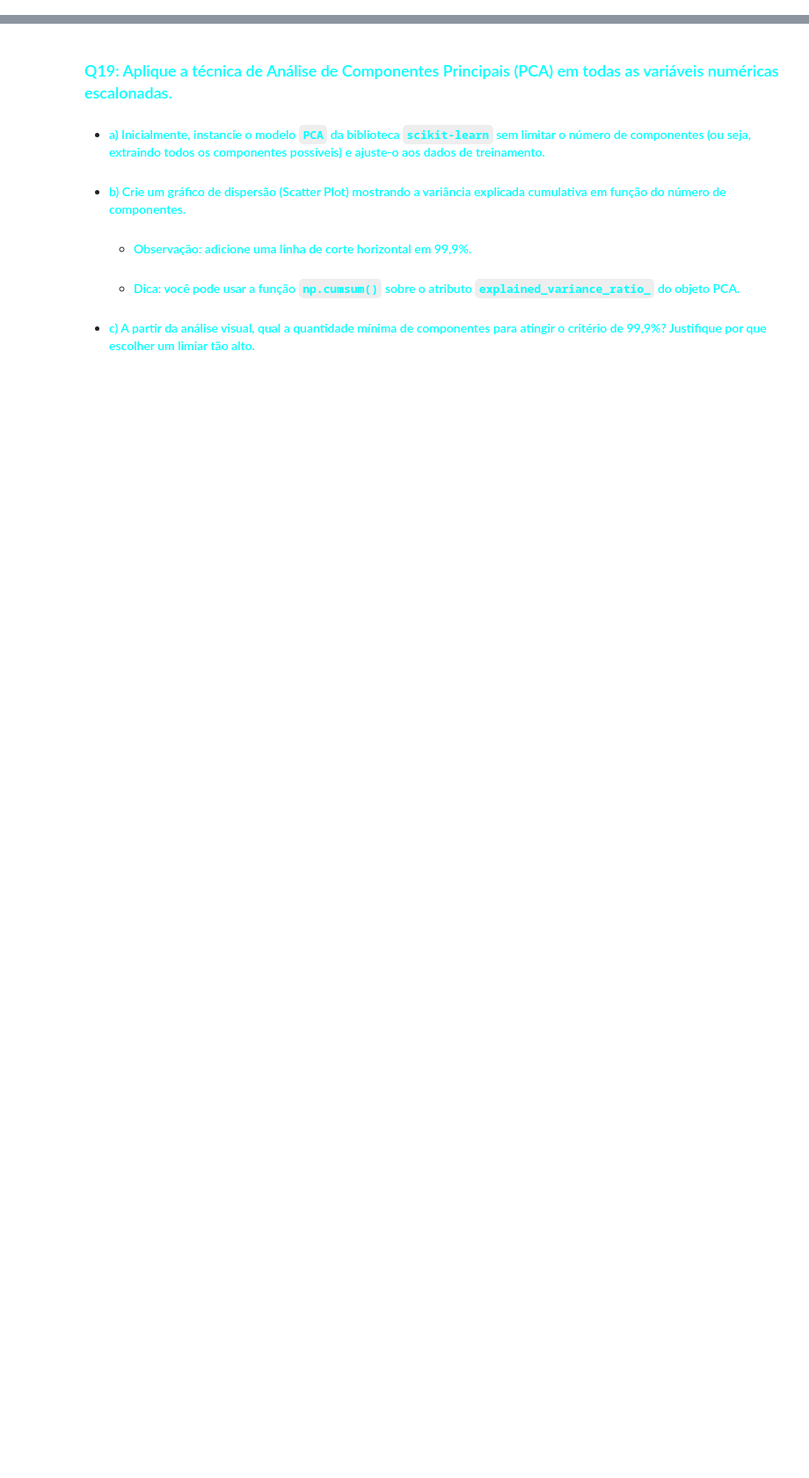
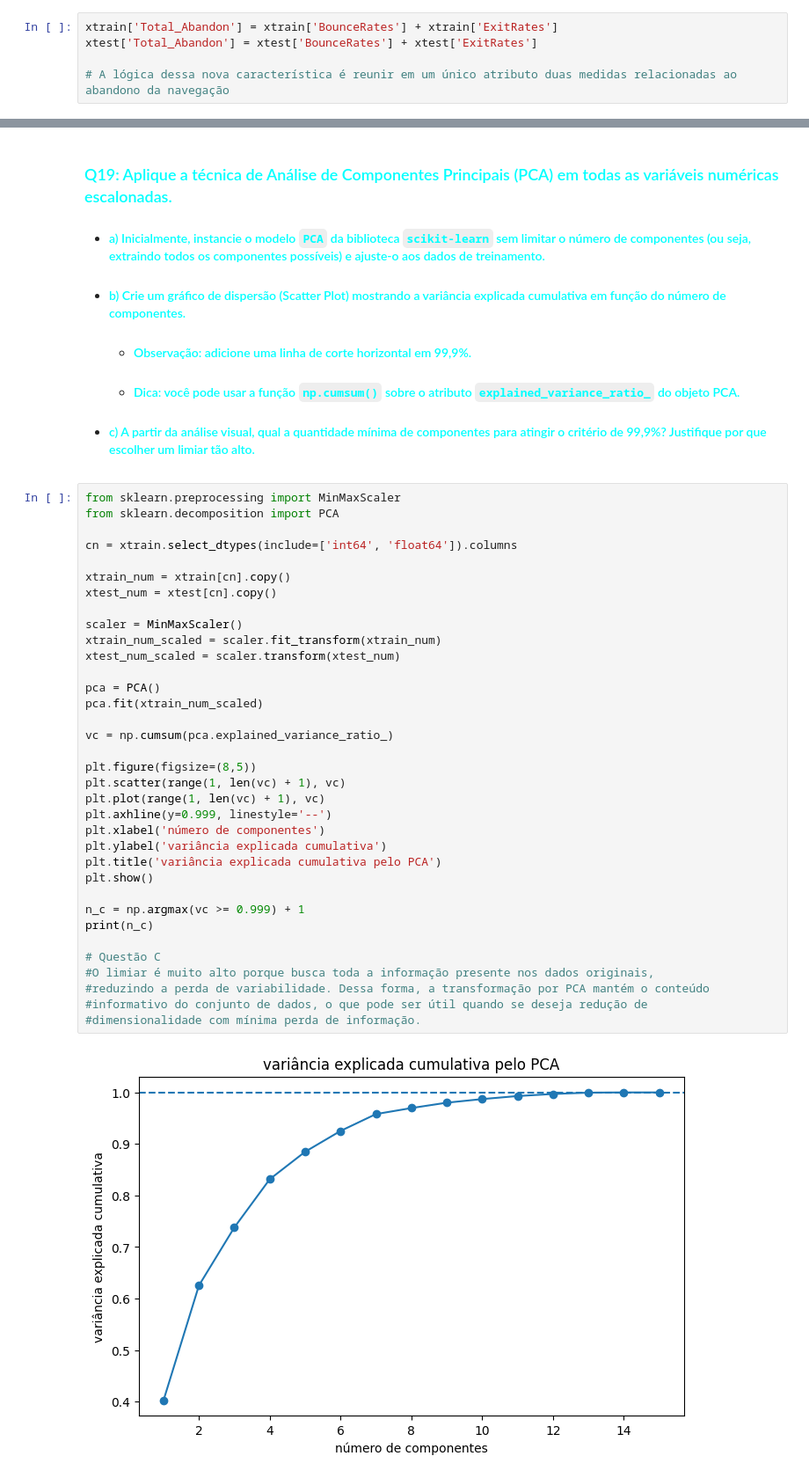
Before and after one commit to armengol2/Analise-de-dados, a Jupyter notebook: lab/C24_2026_1_L1_Atividade_04_294.ipynb, the cells around one changed output, grey strips where cells are left out. Shown at 88% size. Saved outputs shown, nothing was run; the diff lists cells and outputs as text; blank space fills up the shorter version.

```diff
--- a/lab/C24_2026_1_L1_Atividade_04_294.ipynb
+++ b/lab/C24_2026_1_L1_Atividade_04_294.ipynb
@@ -296,6 +297,11 @@ Após o escalonamento, os valores mínimo e máximo da variável passaram a fica
 # %% [markdown]
 ### <font color='cyan'>Q15: A partir dos atributos originais, crie uma nova coluna (atributo) no dataset que possa ser informativa para um modelo preditivo. Explique a lógica da sua nova variável.</font>
 - #### <font color='cyan'>Você pode combinar a taxa de rejeição e a taxa de saída (`BounceRates` e `ExitRates`) para criar uma variável de `Total_Abandon` (soma das taxas).</font>
+# %%
+xtrain['Total_Abandon'] = xtrain['BounceRates'] + xtrain['ExitRates']
+xtest['Total_Abandon'] = xtest['BounceRates'] + xtest['ExitRates']
+
+# A lógica dessa nova característica é reunir em um único atributo duas medidas relacionadas ao abandono da navegação
 # %% [markdown]
 ### <font color='cyan'>Q16: Selecione essa nova coluna no seu conjunto de treinamento (`X_train`) e exiba 10 amostras.</font>
 - #### <font color='cyan'> Lembre-se de fixar uma semente do gerador de números aleatórios (`random_state`) para reprodutibilidade dos resultados.</font>
@@ -316,3 +350,40 @@ Após o escalonamento, os valores mínimo e máximo da variável passaram a fica
   - #### <font color='cyan'>Observação: adicione uma linha de corte horizontal em 99,9%.</font>
   - #### <font color='cyan'>Dica: você pode usar a função `np.cumsum()` sobre o atributo `explained_variance_ratio_` do objeto PCA.</font>
 - #### <font color='cyan'>c) A partir da análise visual, qual a quantidade mínima de componentes para atingir o critério de 99,9%? Justifique por que escolher um limiar tão alto.</font>
+# %%
+from sklearn.preprocessing import MinMaxScaler
+from sklearn.decomposition import PCA
+
+cn = xtrain.select_dtypes(include=['int64', 'float64']).columns
+
+xtrain_num = xtrain[cn].copy()
+xtest_num = xtest[cn].copy()
+
+scaler = MinMaxScaler()
+xtrain_num_scaled = scaler.fit_transform(xtrain_num)
+xtest_num_scaled = scaler.transform(xtest_num)
+
+pca = PCA()
+pca.fit(xtrain_num_scaled)
+
+vc = np.cumsum(pca.explained_variance_ratio_)
+
+plt.figure(figsize=(8,5))
+plt.scatter(range(1, len(vc) + 1), vc)
+plt.plot(range(1, len(vc) + 1), vc)
+plt.axhline(y=0.999, linestyle='--')
+plt.xlabel('número de componentes')
+plt.ylabel('variância explicada cumulativa')
+plt.title('variância explicada cumulativa pelo PCA')
+plt.show()
+
+n_c = np.argmax(vc >= 0.999) + 1
+print(n_c)
+
+# Questão C
+#O limiar é muito alto porque busca toda a informação presente nos dados originais,
+#reduzindo a perda de variabilidade. Dessa forma, a transformação por PCA mantém o conteúdo
+#informativo do conjunto de dados, o que pode ser útil quando se deseja redução de
+#dimensionalidade com mínima perda de informação.
+# %% [output]
+[figure, added]
```
Also changed, not shown: parts of 6 cells of this notebook.
